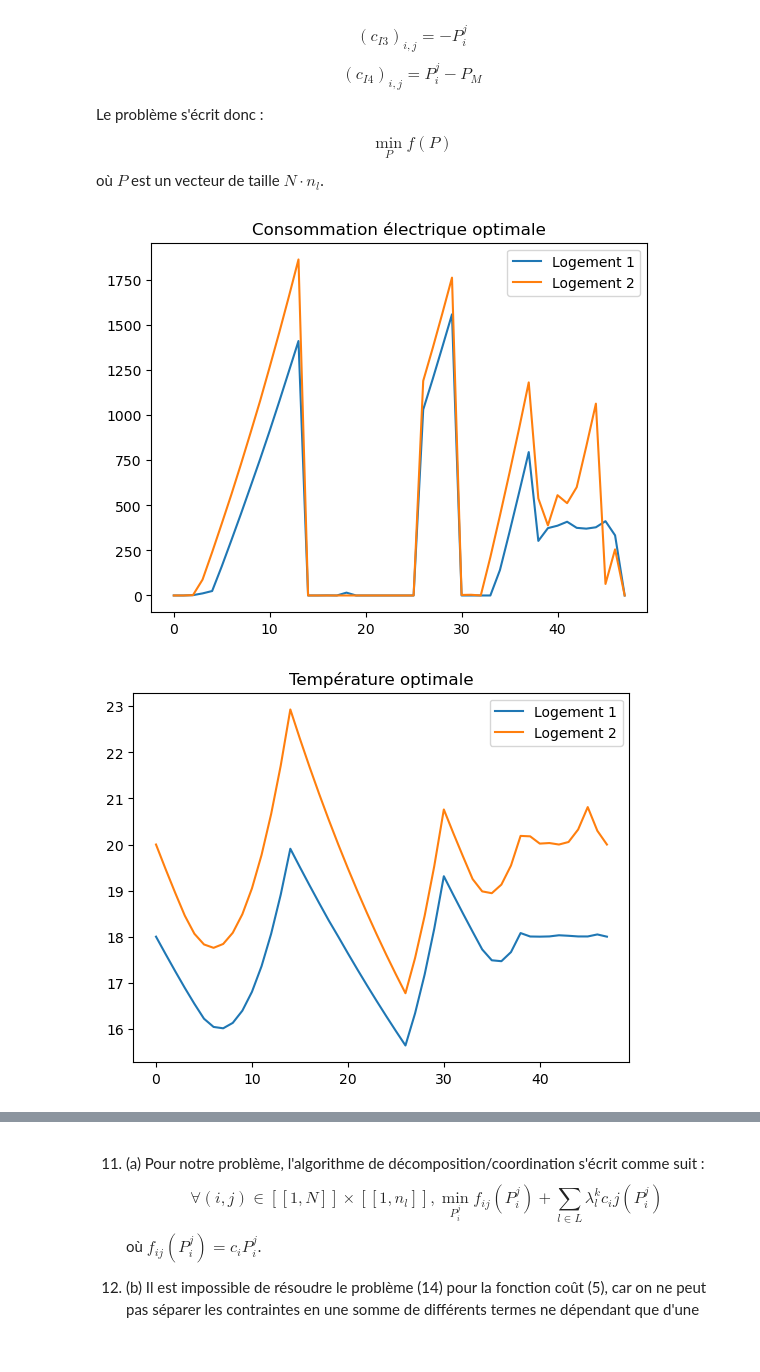
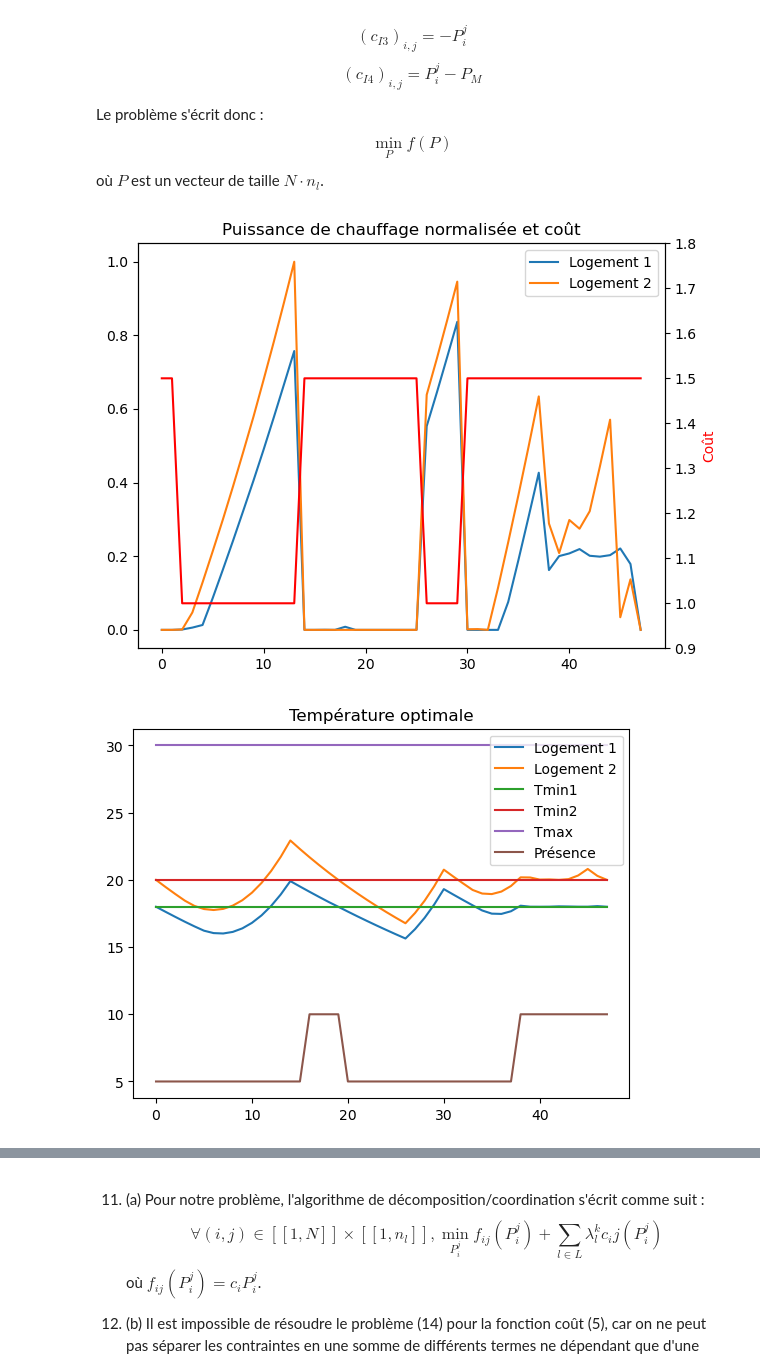
Before and after one commit to donatiendelachesnais/Projet_gr1, a Jupyter notebook: Projet_optim.ipynb, the cells around one changed output, grey strips where cells are left out. Saved outputs shown, nothing was run; the diff lists cells and outputs as text; code cells hidden in the pictures.

```diff
--- a/Projet_optim.ipynb
+++ b/Projet_optim.ipynb
@@ -174,7 +179,8 @@ PM=5000
 n_l = 2
 dt = 0.5
 t0 = 23
-N = int((t0+1)/dt*n_l)
+n= int((t0+1)/dt)
+N = n*n_l
 cst = np.exp(-(2*h+k)*dt)
 presence = np.array([0]*16*n_l+[1]*4*n_l+[0]*18*n_l+[1]*10*n_l)
 
@@ -200,39 +206,63 @@ def C3(P):
     res = np.zeros(N)
     res[::n_l] = (Temp(P)[::n_l]-Tm1)
     res[1::n_l] = (Temp(P)[1::n_l]-Tm2)
     return res*presence
 def C4(P):
     return (TM-Temp(P))*presence
 
 constraints = [{'type': 'ineq', 'fun': C1},
                {'type': 'ineq', 'fun': C2},
                {'type': 'ineq', 'fun': C3},
                {'type': 'ineq', 'fun': C4}]
 
 ##Fonction objectif
 ci = np.array([cpl]*2+[ccr]*12+[cpl]*12+[ccr]*4+[cpl]*18)
 def f(P):
     return dt*np.dot(ci, P[::n_l]+P[1::n_l])
 
 ##Conditions initiales
 P0 = np.array([0]*N)
 
 ##Résolution
 res = minimize(f, P0, constraints=constraints)
+Puissance = res.x
+PuissanceNormalisée = Puissance/np.max(Puissance)
 
-plt.figure(1)
-plt.plot(res.x[::n_l])
-plt.title('Consommation électrique optimale')
-plt.plot(res.x[1::n_l])
-plt.legend(['Logement 1', 'Logement 2'])
+fig, ax1 = plt.subplots()
+ax2 = plt.twinx()
+ax1.plot(PuissanceNormalisée[::n_l])
+ax1.plot(PuissanceNormalisée[1::n_l])
+ax1.legend(['Logement 1', 'Logement 2'])
+ax2.plot(ci, 'r')
+ax2.set_ylim(0.9,1.8)
+ax2.set_ylabel('Coût (€)', color='r')
+plt.title('Puissance de chauffage normalisée et coût')
+plt.tight_layout()
 plt.show()
 
 plt.figure(2)
 plt.plot(Temp(res.x)[::n_l])
-plt.title('Température optimale')
 plt.plot(Temp(res.x)[1::n_l])
-plt.legend(['Logement 1', 'Logement 2'])
+plt.plot([Tm1]*n)
+plt.plot([Tm2]*n)
+plt.plot([TM]*n)
+plt.plot((presence[::n_l]+1)*5)
+plt.title('Température optimale (°C)')
+plt.legend(['Logement 1', 'Logement 2', 'Tmin1', 'Tmin2', 'Tmax', 'Présence'])
 plt.show()
+
+fig, ax1 = plt.subplots()
+ax2 = plt.twinx()
+ax1.plot(PuissanceNormalisée[::n_l])
+ax1.plot(PuissanceNormalisée[1::n_l])
+ax1.legend(['Logement 1', 'Logement 2'])
+ax1.set_ylabel('Puissance')
+ax2.plot(Temp(res.x)[::n_l], alpha=0.5, linestyle='--')
+ax2.plot(Temp(res.x)[1::n_l], alpha=0.5, linestyle='--')
+ax2.set_ylabel('Température (°C)', alpha=0.5)
+plt.title('Température et puissance de chauffage')
+plt.tight_layout()
+plt.show()
 # %% [output]
-[figure, old version]
+[figure, new version]
-[figure, old version]
+[figure, new version]
```
Also changed, not shown: parts of 2 cells of this notebook.
